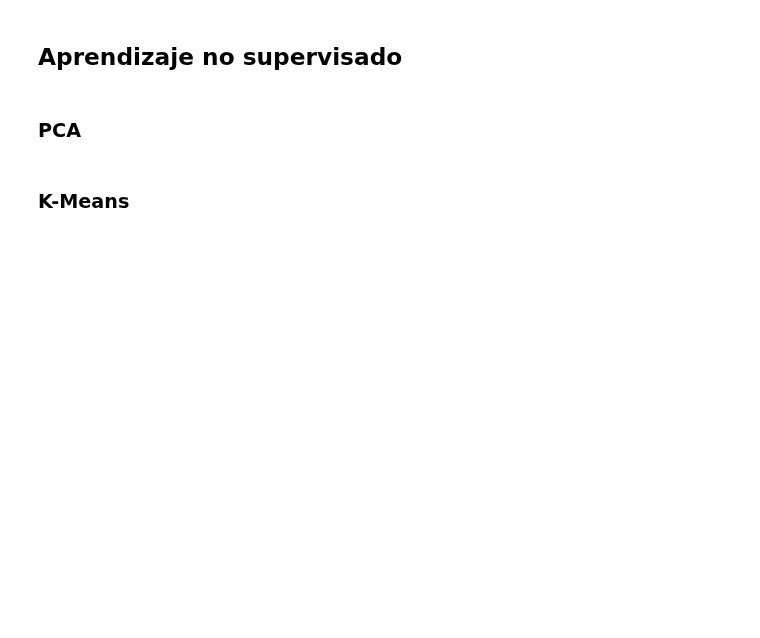
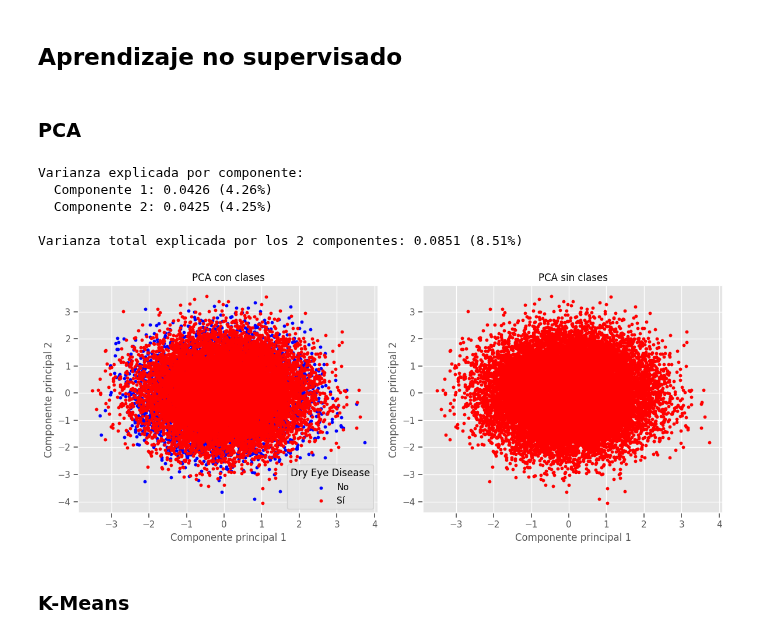
Before and after one commit to Jonkkeyler333/Deteccion_sindrome_ojo_seco, a Jupyter notebook: main.ipynb, the cells around one changed output. Drawn from its saved outputs; the diff is of its cells as text; code cells hidden in the pictures; blank space fills up the shorter version.

```diff
--- a/main.ipynb
+++ b/main.ipynb
@@ -796,4 +834,38 @@ plot_confusion_matrix(y_test,y_pred_class,[0,1],'Matriz de confusión para la re
 # %% [markdown]
 ### PCA
+# %%
+X_s=sc.fit_transform(X)
+pca = PCA(n_components=2)
+X_pca = pca.fit_transform(X_s)
+
+variance_ratio = pca.explained_variance_ratio_
+total_variance = np.sum(variance_ratio)
+print("Varianza explicada por componente:")
+for i, v in enumerate(variance_ratio, 1):
+    print(f"  Componente {i}: {v:.4f} ({v*100:.2f}%)")
+print(f"\nVarianza total explicada por los 2 componentes: {total_variance:.4f} ({total_variance*100:.2f}%)")
+
+fig, axs = plt.subplots(1, 2, figsize=(12, 5))
+axs[0].scatter(X_pca[y == 0, 0], X_pca[y == 0, 1], c='blue', label='No', s=10)
+axs[0].scatter(X_pca[y == 1, 0], X_pca[y == 1, 1], c='red', label='Sí', s=10)
+axs[0].set_title("PCA con clases")
+axs[0].set_xlabel("Componente principal 1")
+axs[0].set_ylabel("Componente principal 2")
+axs[0].legend(title="Dry Eye Disease")
+axs[0].grid(True)
+axs[1].scatter(X_pca[:, 0], X_pca[:, 1], color='red', s=10)
+axs[1].set_title("PCA sin clases")
+axs[1].set_xlabel("Componente principal 1")
+axs[1].set_ylabel("Componente principal 2")
+axs[1].grid(True)
+plt.tight_layout()
+plt.show()
+# %% [output]
+Varianza explicada por componente:
+  Componente 1: 0.0426 (4.26%)
+  Componente 2: 0.0425 (4.25%)
+
+Varianza total explicada por los 2 componentes: 0.0851 (8.51%)
+[figure, added]
 # %% [markdown]
 ### K-Means
```
Also changed, not shown: parts of 36 cells of this notebook.
